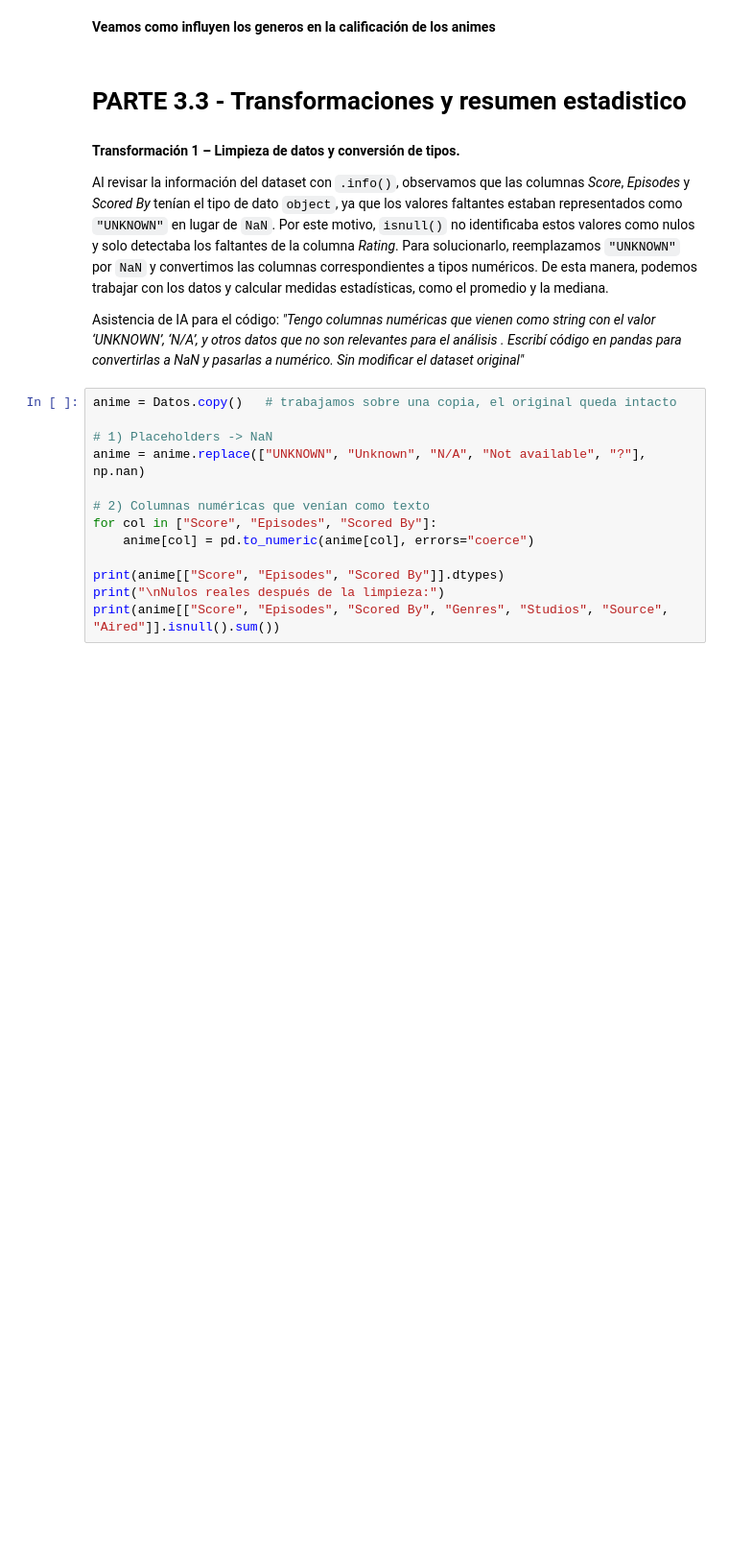
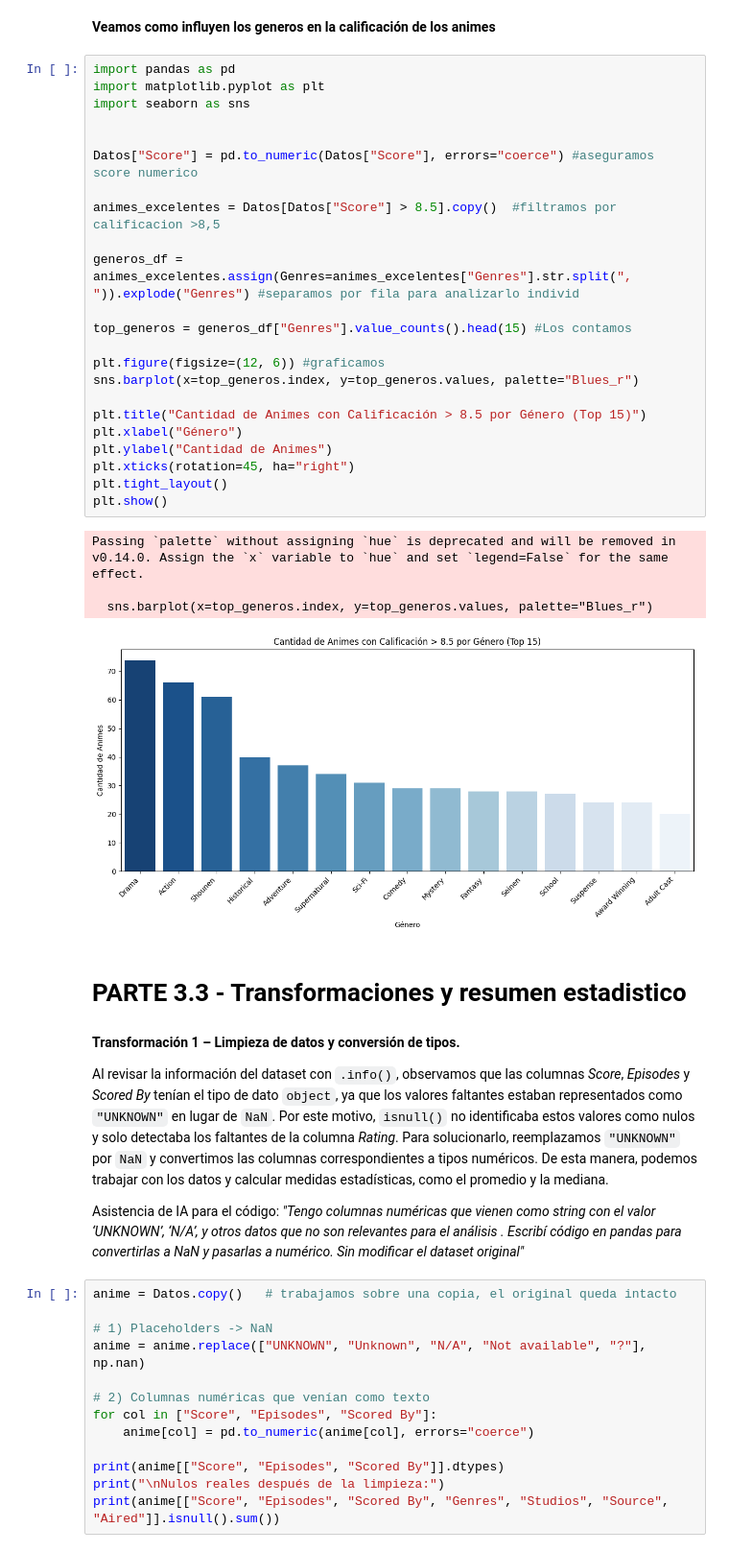
Before and after one commit to bondiolandia/TP_Laboratorio_de_M-todos_Cuantitativos_2026, a Jupyter notebook: notebook_Evolucion_del_Anime.ipynb, the cells around one changed output. Shown at 96% size. Cells and saved outputs as stored; diff of their text form; blank space fills up the shorter version.

```diff
--- a/notebook_Evolucion_del_Anime.ipynb
+++ b/notebook_Evolucion_del_Anime.ipynb
@@ -280,5 +294,33 @@ En el gráfico se muestra como los animes que son en formato series y películas
 # %% [markdown]
 **Veamos como influyen los generos en la calificación de los animes**
+# %%
+import pandas as pd
+import matplotlib.pyplot as plt
+import seaborn as sns
+
+
+Datos["Score"] = pd.to_numeric(Datos["Score"], errors="coerce") #aseguramos score numerico
+
+animes_excelentes = Datos[Datos["Score"] > 8.5].copy()  #filtramos por calificacion >8,5
+
+generos_df = animes_excelentes.assign(Genres=animes_excelentes["Genres"].str.split(", ")).explode("Genres") #separamos por fila para analizarlo individ
+
+top_generos = generos_df["Genres"].value_counts().head(15) #Los contamos
+
+plt.figure(figsize=(12, 6)) #graficamos
+sns.barplot(x=top_generos.index, y=top_generos.values, palette="Blues_r")
+
+plt.title("Cantidad de Animes con Calificación > 8.5 por Género (Top 15)")
+plt.xlabel("Género")
+plt.ylabel("Cantidad de Animes")
+plt.xticks(rotation=45, ha="right")
+plt.tight_layout()
+plt.show()
+# %% [output]
+Passing `palette` without assigning `hue` is deprecated and will be removed in v0.14.0. Assign the `x` variable to `hue` and set `legend=False` for the same effect.
+
+  sns.barplot(x=top_generos.index, y=top_generos.values, palette="Blues_r")
+[figure, added]
 # %% [markdown]
 # **PARTE 3.3** - Transformaciones y resumen estadistico
 # %% [markdown]
```
Also changed, not shown: parts of 4 cells of this notebook.
